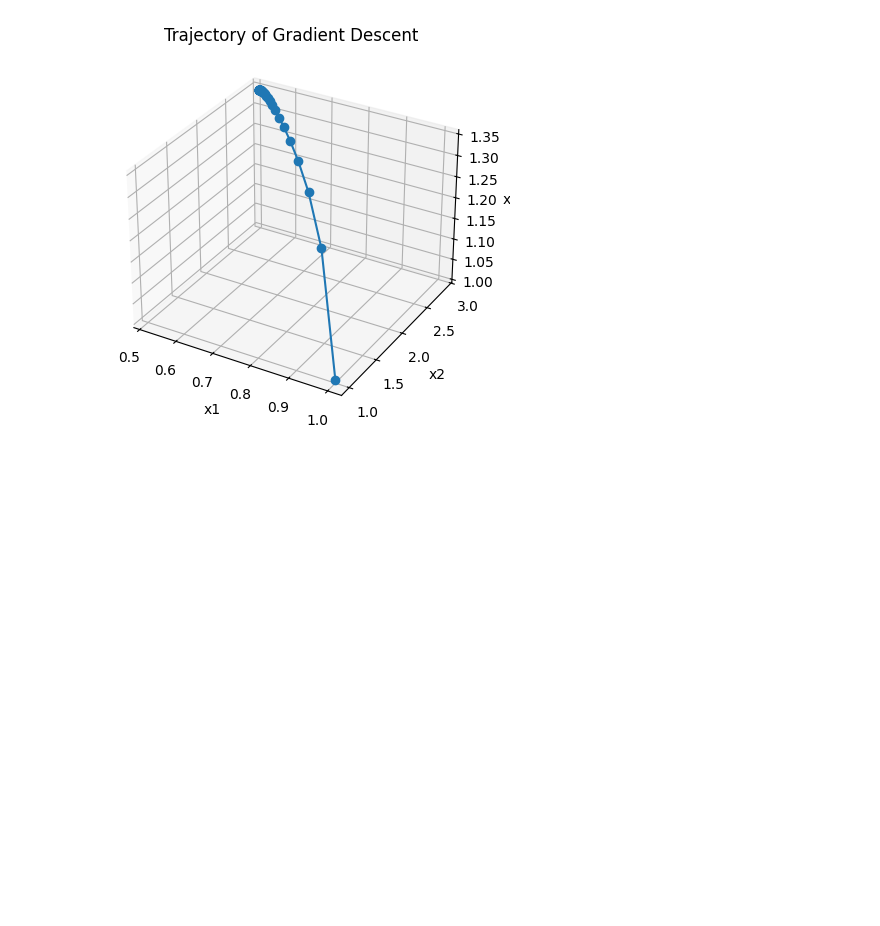
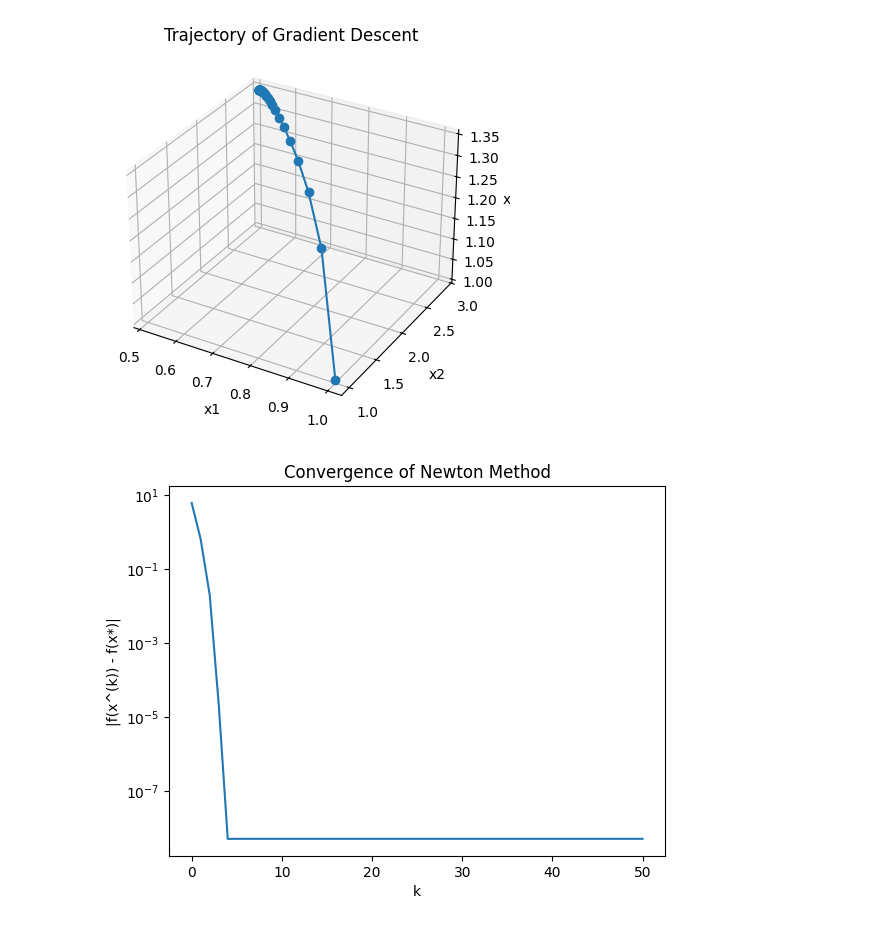
Before and after one commit to sab06tang/IEOR-160-HW-4, a Jupyter notebook: IEOR160HW4.ipynb, the cells around one changed output. Saved outputs shown, nothing was run; the diff lists cells and outputs as text; code cells hidden in the pictures; blank space fills up the shorter version.

```diff
--- a/IEOR160HW4.ipynb
+++ b/IEOR160HW4.ipynb
@@ -117,23 +125,21 @@ for i in range(50):
 # %%
-def f(x):
-    x1, x2, x3 = x
-    return (np.exp(x1-1) + np.exp(-x1+1) + np.exp(x2-2) + np.exp(-x2+2) + np.exp(x3-3) + np.exp(-x3+3) + x1 - 2*x2 + 5*x3)
-
-f_vals = np.array([f(x) for x in arr_r])
+f_vals = np.array([f(x) for x in arr_n])
 
 x_star = np.array([x1_cp, x2_cp, x3_cp])
 f_star = f(x_star)
 
 errors = np.abs(f_vals - f_star)
-k = np.arange(len(arr))
+k = np.arange(len(arr_n))
 
 plt.semilogy(k, errors)
 
 plt.xlabel("k")
 plt.ylabel("|f(x^(k)) - f(x*)|")
 plt.title("Convergence of Newton Method")
 
 plt.show()
+# %% [output]
+[figure, added]
 # %%
 fig = plt.figure()
 ax = fig.add_subplot(111, projection="3d")
```
Also changed, not shown: parts of 7 cells of this notebook.
